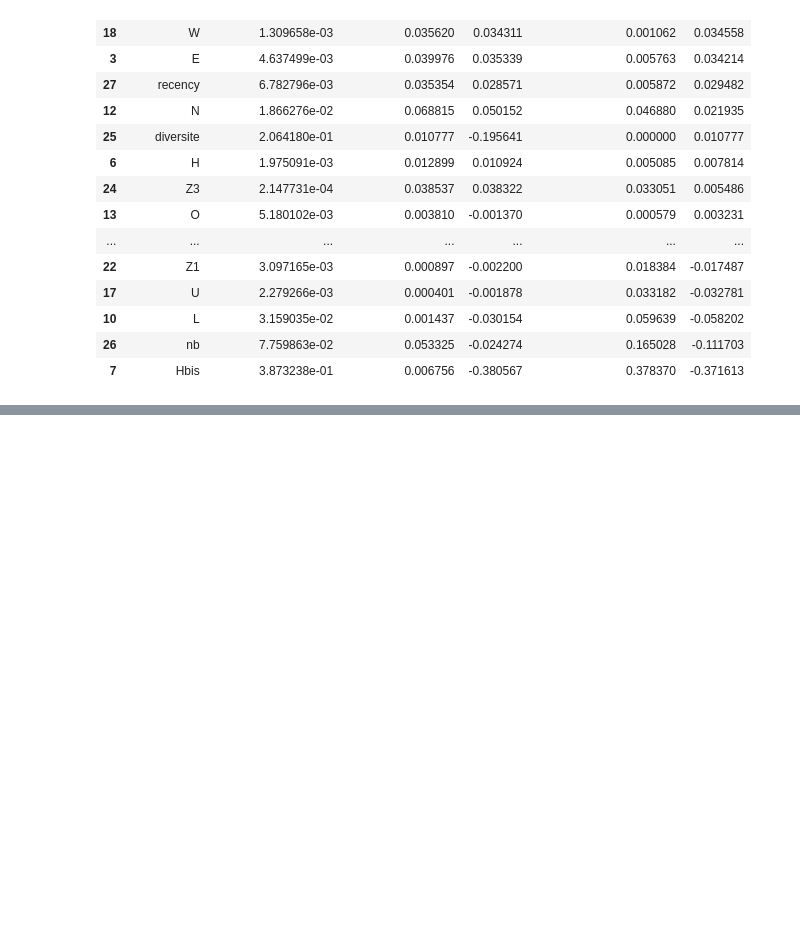
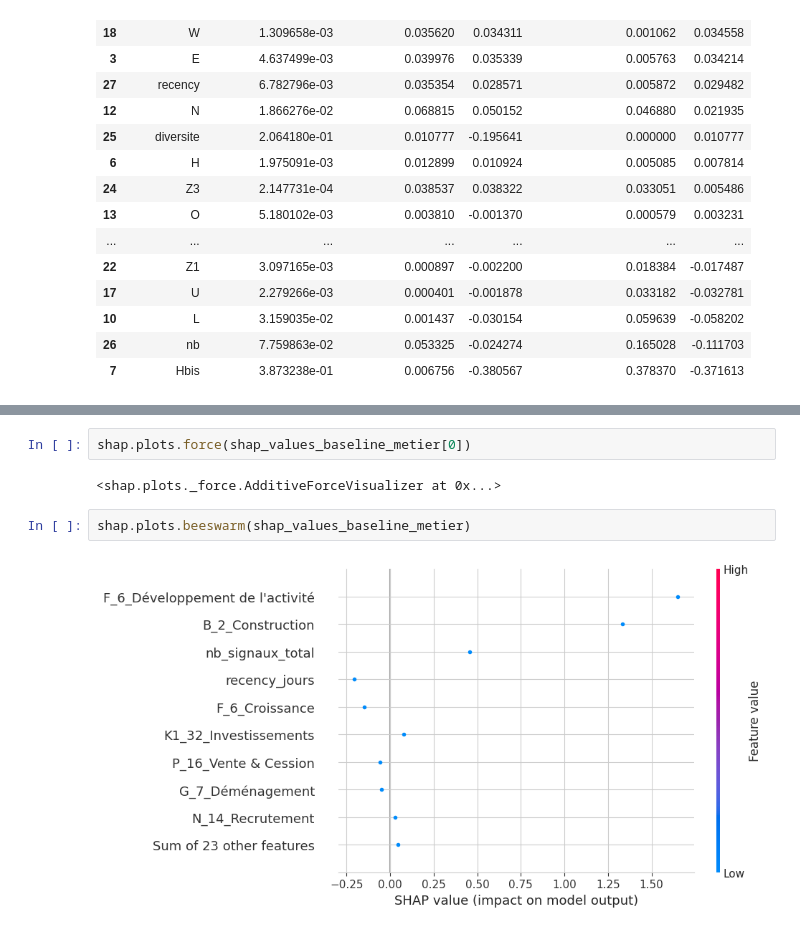
Before and after one commit to dev-labarre/ose-main, a Jupyter notebook: notebooks/Compar_model_metier_vs_model_baseline.ipynb, the cells around one changed output, grey strips where cells are left out. Saved outputs shown, nothing was run; the diff lists cells and outputs as text; blank space fills up the shorter version.

```diff
--- a/notebooks/Compar_model_metier_vs_model_baseline.ipynb
+++ b/notebooks/Compar_model_metier_vs_model_baseline.ipynb
@@ -1329,0 +1384,8 @@ compare_codes_all.sort_values("delta_v2", ascending=False)
+# %%
+shap.plots.force(shap_values_baseline_metier[0])
+# %% [output]
+<shap.plots._force.AdditiveForceVisualizer at 0x...>
+# %%
+shap.plots.beeswarm(shap_values_baseline_metier)
+# %% [output]
+[figure, added]
```
Also changed, not shown: parts of 10 cells of this notebook.
